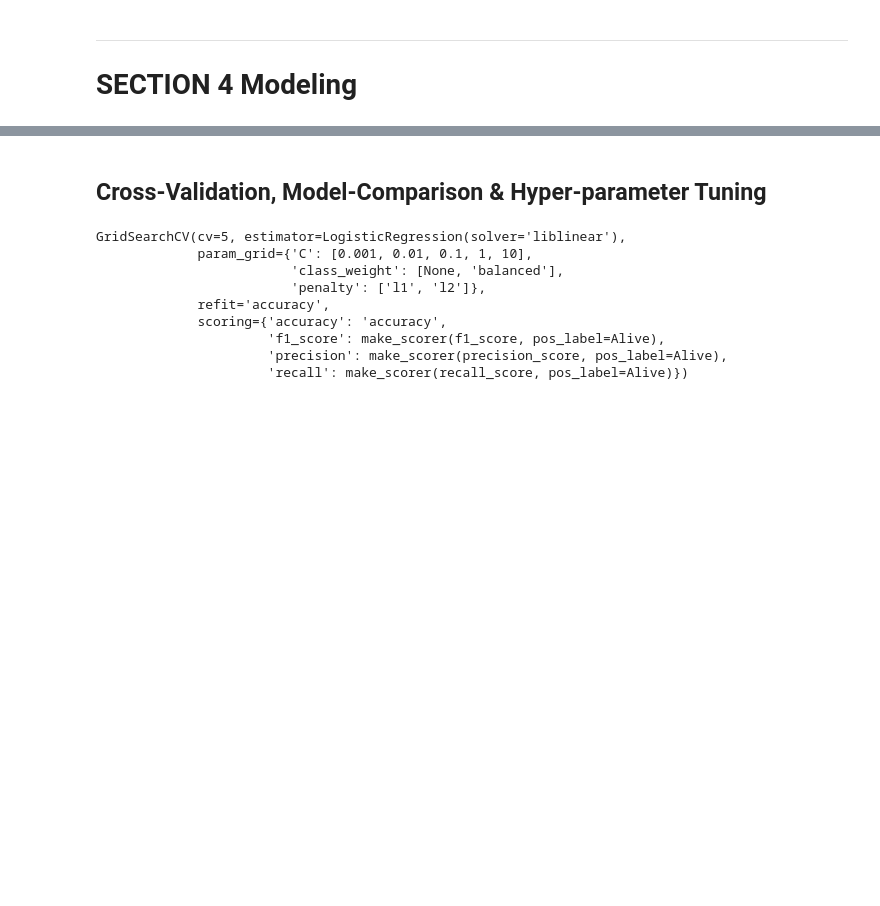
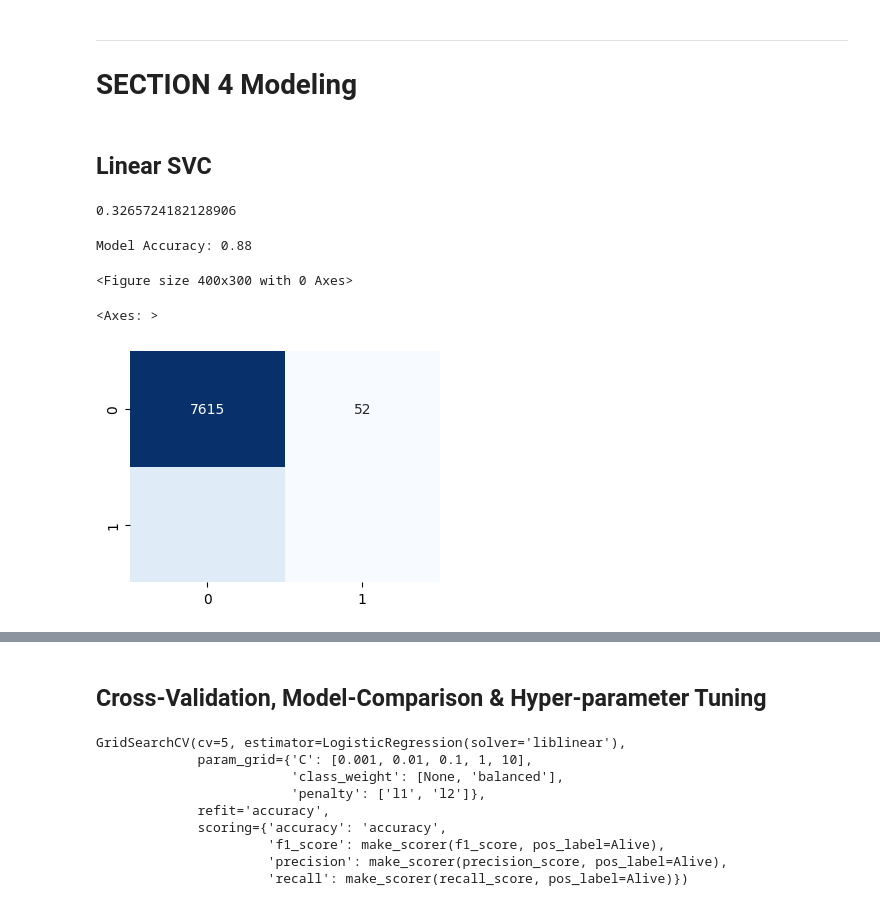
Before and after one commit to odyskypa/bank-marketing-campaign, a Jupyter notebook: notebooks/Modeling.ipynb, the cells around one changed output, grey strips where cells are left out. Drawn from its saved outputs; the diff is of its cells as text; code cells hidden in the pictures; blank space fills up the shorter version.

Commit message:
modeling and csv

```diff
--- a/notebooks/Modeling.ipynb
+++ b/notebooks/Modeling.ipynb
@@ -399,6 +178,0 @@ As previously mentioned in the `EDA-feature-extraction.ipynb`, we will apply the
-# %%
-# Apply Box-Cox transformation to the "tumor_size" column in the training set
-X_train['tumor_size'] = boxcox(X_train['tumor_size'])[0]
-
-# Apply Box-Cox transformation to the "tumor_size" column in the test set
-X_test['tumor_size'] = boxcox(X_test['tumor_size'])[0]
@@ -451,0 +209,15 @@ New shape:(1327, 46)
+# %%
+def minmaxscaling(X, y, scaler=None):
+
+    # Scale numerical variables
+    if scaler is None:
+        scaler = MinMaxScaler()
+        X = scaler.fit_transform(X)
+    else:
+        X = scaler.transform(X)
+
+    return X, y, scaler
+
+
+X_train, y_train, scaler = minmaxscaling(X_train,y_train)
+X_test, y_test, _ = minmaxscaling(X_test,y_test,scaler)
@@ -456,3 +245,32 @@ New shape:(1327, 46)
 # %% [markdown]
 ***
 # SECTION 4 Modeling
+# %% [markdown]
+## Linear SVC
+# %%
+import time
+start_time = time.time()
+
+
+kernel = "linear"
+polynomial_degree = 2
+model = svm.LinearSVC(dual=bool(0)).fit(X_train, y_train)
+
+end_time = time.time()
+elapsed_time = end_time - start_time
+elapsed_time
+# %% [output]
+0.3265724182128906
+# %%
+y_pred = model.predict(X_test)
+print(f"Model Accuracy: {accuracy_score(y_test, y_pred):.2f}")
+# %% [output]
+Model Accuracy: 0.88
+# %%
+conf_matrix = confusion_matrix(y_test, y_pred)
+plt.figure(figsize=(4, 3))
+sns.heatmap(conf_matrix, annot=True, fmt="d", cmap="Blues", cbar=False)
+# %% [output]
+<Figure size 400x300 with 0 Axes>
+<Axes: >
+[figure, added]
```
Also changed, not shown: parts of 38 cells of this notebook, 1 other file.
